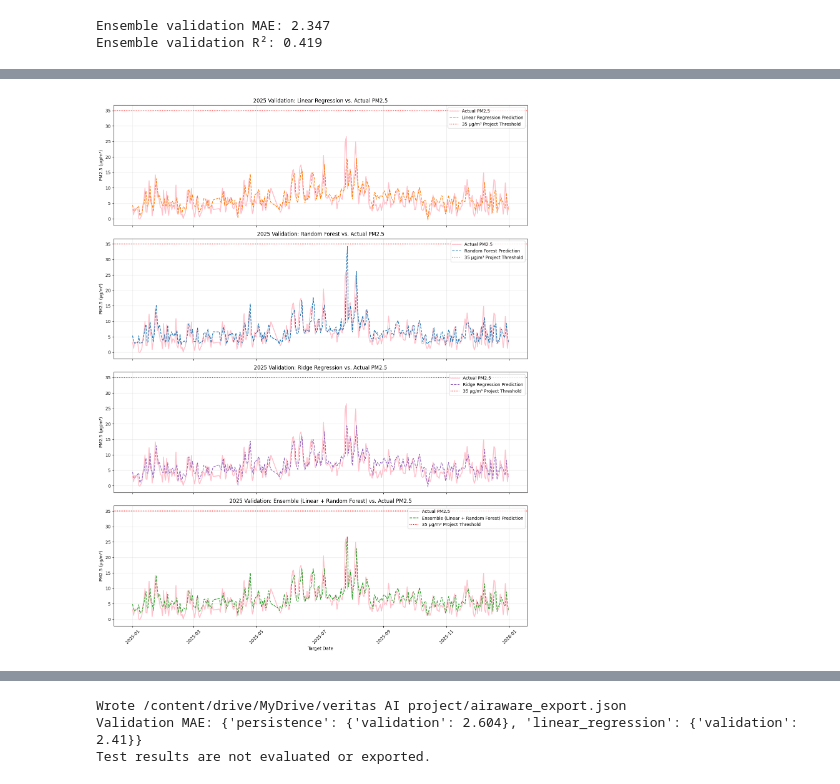
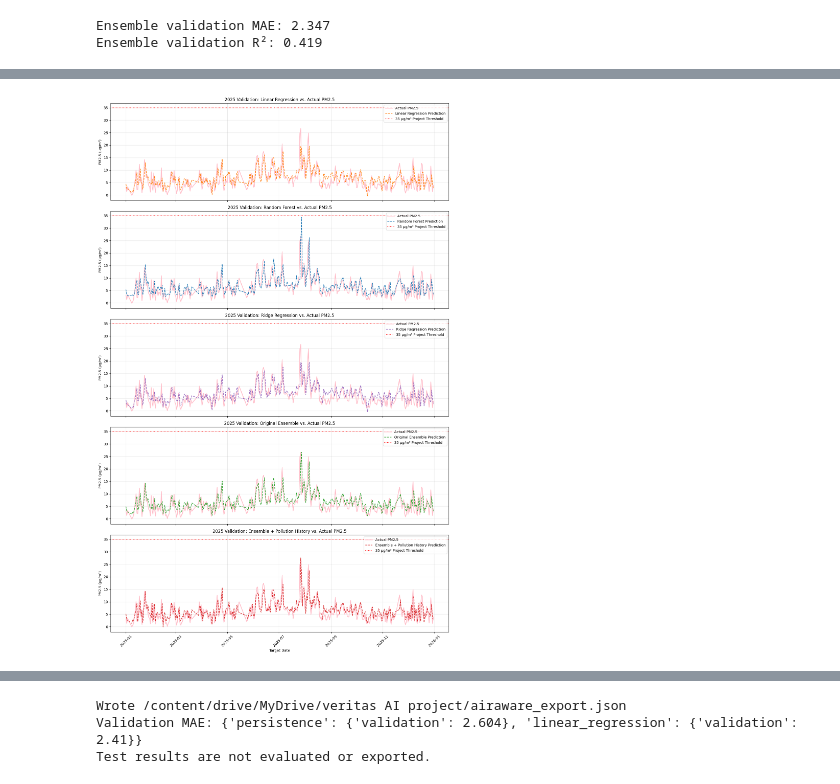
Before and after one commit to TASRUNNER2010/Hackathon, a Jupyter notebook: Hackathon.ipynb, the cells around one changed output, grey strips where cells are left out. Drawn from its saved outputs; the diff is of its cells as text; code cells hidden in the pictures.

```diff
--- a/Hackathon.ipynb
+++ b/Hackathon.ipynb
@@ -562,70 +705,79 @@ Ensemble validation R²: 0.419
 # %%
 import matplotlib.pyplot as plt
 
-# Calculate predictions for the same 2025 validation examples.
-lr_predictions = model.predict(validation_df[features])
-rf_predictions = rf_model.predict(validation_df[features])
-ridge_predictions = ridge_model.predict(validation_df[features])
+# Use the same eligible dates for every model.
+plot_data = history_validation.sort_values("target_date")
 
-# Ensemble: average Linear Regression and Random Forest predictions.
+# Calculate original models' predictions on these dates.
+lr_predictions = model.predict(plot_data[features])
+rf_predictions = rf_model.predict(plot_data[features])
+ridge_predictions = ridge_model.predict(plot_data[features])
+
+# Original ensemble: average the original Linear Regression and Forest.
 ensemble_predictions = (lr_predictions + rf_predictions) / 2
+
+# History ensemble: both components use the expanded history features.
+history_ensemble_predictions = (
+    history_lr_model.predict(plot_data[history_features])
+    + history_rf_model.predict(plot_data[history_features])
+) / 2
 
 # Specify each approach and its graph color.
 models_to_plot = [
     ("Linear Regression", lr_predictions, "tab:orange"),
     ("Random Forest", rf_predictions, "tab:blue"),
     ("Ridge Regression", ridge_predictions, "tab:purple"),
-    ("Ensemble (Linear + Random Forest)", ensemble_predictions, "tab:green")
+    ("Original Ensemble", ensemble_predictions, "tab:green"),
+    ("Ensemble + Pollution History", history_ensemble_predictions, "tab:red")
 ]
 
-# Create one graph per approach with matching date and pollution scales.
+# Create one graph per approach with matching axes.
 fig, axes = plt.subplots(
     len(models_to_plot), 1,
-    figsize=(14, 18),
+    figsize=(14, 22),
     sharex=True,
     sharey=True
 )
 
-# Plot actual measurements and predictions separately for each approach.
 for ax, (name, predictions, color) in zip(axes, models_to_plot):
-    # Actual next-day pollution measurements.
+    # Plot actual next-day measurements.
     ax.plot(
-        validation_df["target_date"],
-        validation_df["pm25_tomorrow"],
+        plot_data["target_date"],
+        plot_data["pm25_tomorrow"],
         label="Actual PM2.5",
         color="pink",
         linewidth=2
     )
 
-    # Predictions for those exact same target dates.
+    # Plot predictions for the same target dates.
     ax.plot(
-        validation_df["target_date"],
+        plot_data["target_date"],
         predictions,
         label=f"{name} Prediction",
         color=color,
         linewidth=1.5,
         linestyle="--"
     )
 
-    # Show the illustrative project threshold on every graph.
+    # Show the illustrative project threshold.
     ax.axhline(
         y=35,
         color="red",
         linestyle=":",
         label="35 µg/m³ Project Threshold"
     )
 
     # Label each graph and add a legend and grid.
     ax.set_title(f"2025 Validation: {name} vs. Actual PM2.5")
     ax.set_ylabel("PM2.5 (µg/m³)")
     ax.legend()
     ax.grid(True, alpha=0.3)
 
 # Format the shared date axis.
 axes[-1].set_xlabel("Target Date")
 axes[-1].tick_params(axis="x", rotation=45)
 
 plt.tight_layout()
 plt.show()
 # %% [output]
-[figure, old version]
+[figure, new version]
```
Also changed, not shown: parts of 8 cells of this notebook.
